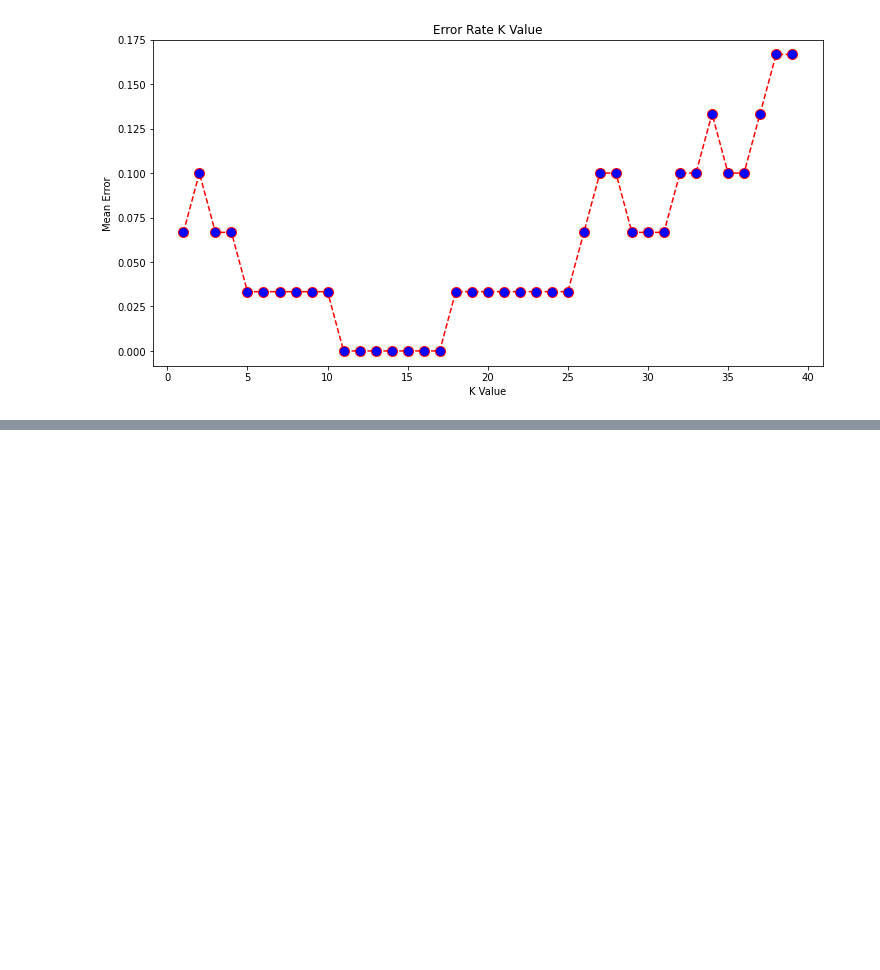
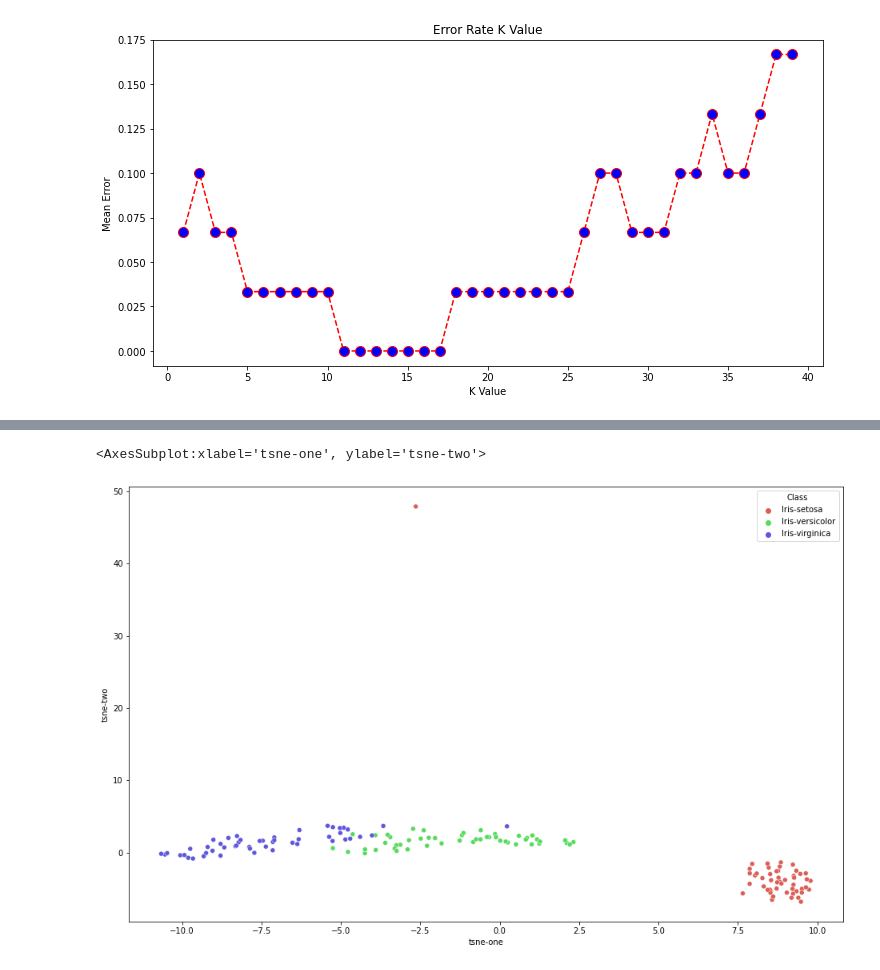
Before and after one commit to MatthiasRathbun/COT3100-Final-Project, a Jupyter notebook: KNN.ipynb, the cells around one changed output, grey strips where cells are left out. Saved outputs shown, nothing was run; the diff lists cells and outputs as text; code cells hidden in the pictures; blank space fills up the shorter version.

```diff
--- a/KNN.ipynb
+++ b/KNN.ipynb
@@ -83,0 +123,19 @@ Text(0, 0.5, 'Mean Error')
+# %%
+tsne = TSNE(n_components=2, verbose=1, perplexity=40, n_iter=300, n_jobs=12)
+# %%
+tsne_results = tsne.fit_transform(X)
+df['tsne-one'] = tsne_results [:,0]
+df['tsne-two'] = tsne_results [:,1]
+# %%
+plt.figure(figsize=(16,10))
+sns.scatterplot(
+    x="tsne-one", y="tsne-two",
+    hue="Class",
+    palette=sns.color_palette("hls", 3),
+    data=df,
+    legend="full",
+    alpha=1
+)
+# %% [output]
+<AxesSubplot:xlabel='tsne-one', ylabel='tsne-two'>
+[figure, added]
```
Also changed, not shown: parts of 7 cells of this notebook, 3 other files.
